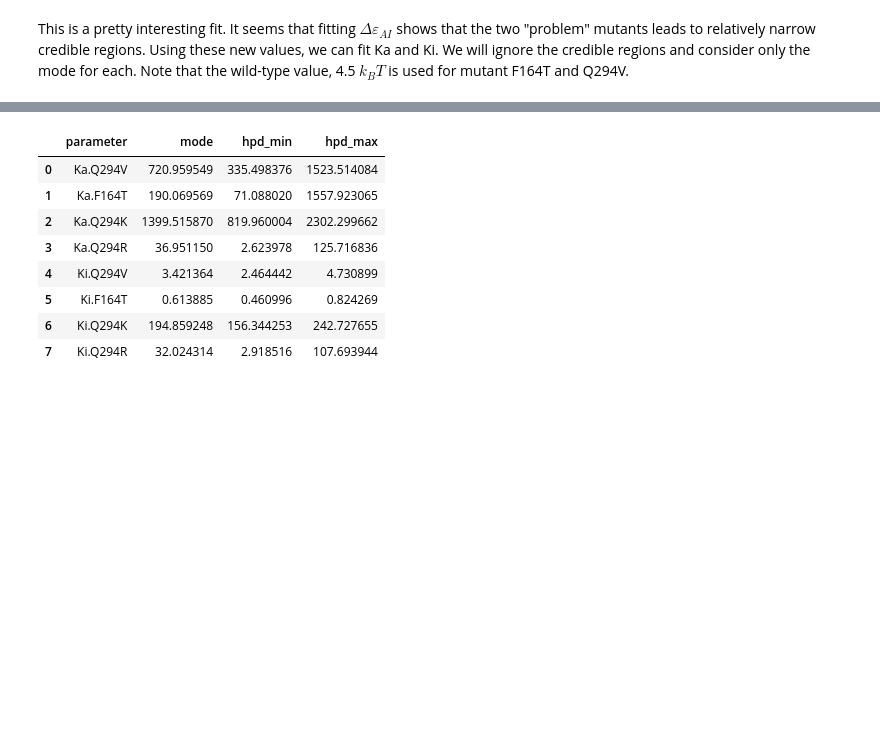
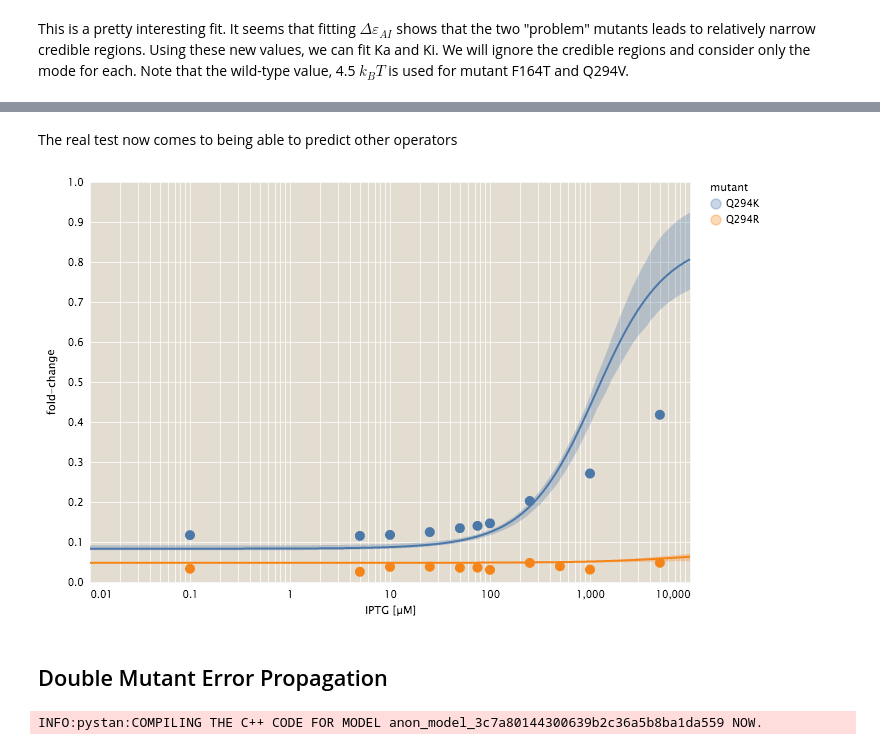
Before and after one commit to RPGroup-PBoC/mwc_mutants, a Jupyter notebook: code/analysis/complete_analysis.ipynb, the cells around one changed output, grey strips where cells are left out. Saved outputs shown, nothing was run; the diff lists cells and outputs as text; code cells hidden in the pictures; blank space fills up the shorter version.

Commit message:
Performing DBL error propagation.

```diff
--- a/code/analysis/complete_analysis.ipynb
+++ b/code/analysis/complete_analysis.ipynb
@@ -578,12 +608,2 @@ fit_mode + fit_hpd + points
-# %%
-kaki_allo_stats
-# %% [output]
-|  | parameter | mode | hpd_min | hpd_max |
-| 0 | Ka.Q294V | 720.959549 | 335.498376 | 1523.514084 |
-| 1 | Ka.F164T | 190.069569 | 71.088020 | 1557.923065 |
-| 2 | Ka.Q294K | 1399.515870 | 819.960004 | 2302.299662 |
-| 3 | Ka.Q294R | 36.951150 | 2.623978 | 125.716836 |
-| 4 | Ki.Q294V | 3.421364 | 2.464442 | 4.730899 |
-| 5 | Ki.F164T | 0.613885 | 0.460996 | 0.824269 |
-| 6 | Ki.Q294K | 194.859248 | 156.344253 | 242.727655 |
-| 7 | Ki.Q294R | 32.024314 | 2.918516 | 107.693944 |
+# %% [markdown]
+The real test now comes to being able to predict other operators
@@ -589,0 +637,31 @@ kaki_allo_stats
+# %%
+fit_base = alt.Chart(O1_pred_df, width=600, height=400)
+data_base = alt.Chart(IND_O1_summ[IND_O1_summ['IPTGuM'] > 0])
+
+fit_mode = fit_base.mark_line().encode(
+            x = alt.X('IPTGuM:Q', scale={'type':'log'}, axis={'title':'IPTG [µM]'}),
+            y = alt.Y('mode:Q', axis={'title':'fold-change'}),
+            color='mutant:N')
+
+fit_hpd = fit_base.mark_area(opacity=0.3).encode(
+          x='IPTGuM:Q',
+          y='min:Q',
+          y2='max:Q',
+          color='mutant:N')
+
+points = data_base.mark_point(filled=True, size=100, opacity=1).encode(
+        x='IPTGuM:Q',
+        y='mean',
+        color='mutant:N')
+
+fit_mode + fit_hpd + points
+# %% [output]
+[figure, added]
+# %% [markdown]
+## Double Mutant Error Propagation
+# %%
+# Load the model.
+dbl_error_model_code = mut.bayes.assemble_StanModelCode('../stan/DBL_error_propagation.stan', '../stan/functions.stan')
+dbl_error_model = pystan.StanModel(model_code=dbl_error_model_code)
+# %% [output]
+INFO:pystan:COMPILING THE C++ CODE FOR MODEL anon_model_3c7a80144300639b2c36a5b8ba1da559 NOW.
```
Also changed, not shown: parts of 15 cells of this notebook, 5 other files.
